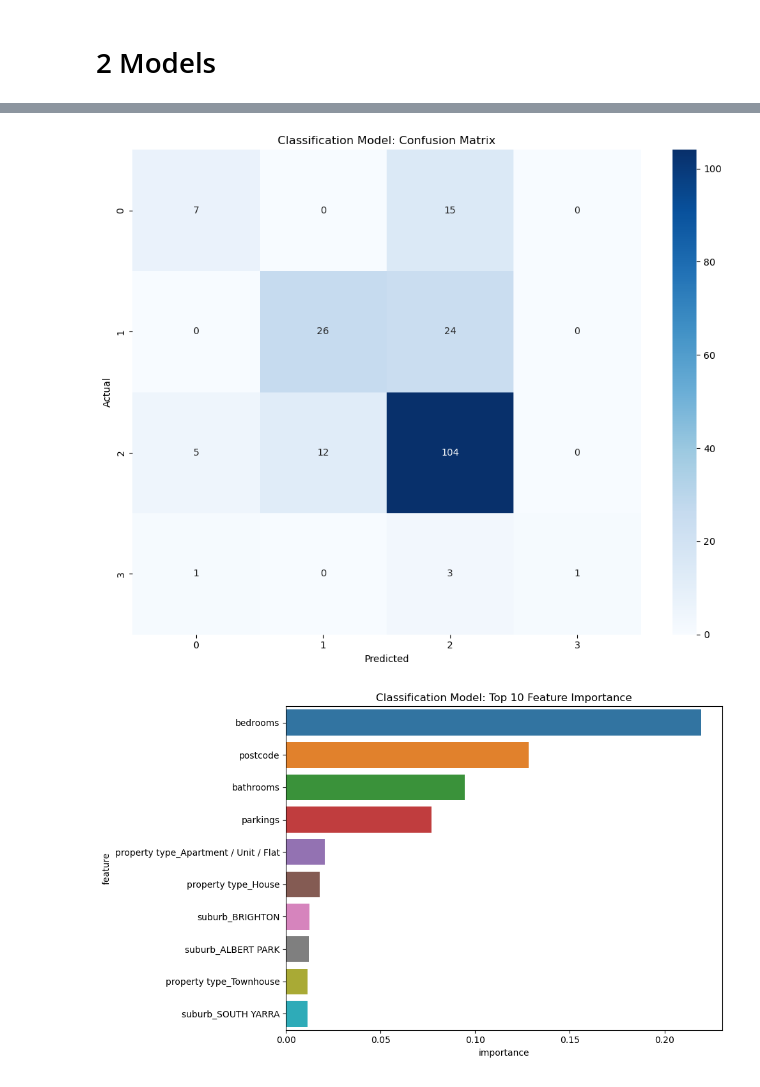
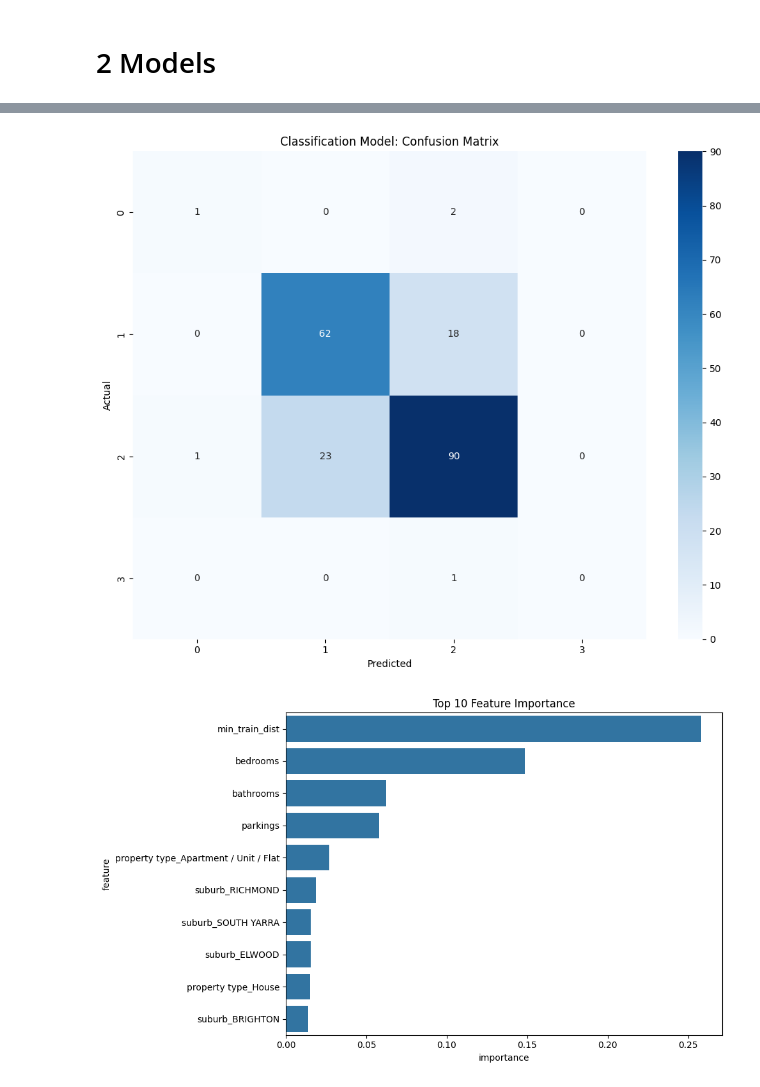
Before and after one commit to MAST30034-AppliedDataScience/project-2-group-real-estate-industry-project-27, a Jupyter notebook: notebooks/build 2 models.ipynb, the cells around one changed output, grey strips where cells are left out. Saved outputs shown, nothing was run; the diff lists cells and outputs as text; code cells hidden in the pictures.

Commit message:
update models for feature importance

```diff
--- a/notebooks/build 2 models.ipynb
+++ b/notebooks/build 2 models.ipynb
@@ -37,19 +38,20 @@ from sklearn.ensemble import RandomForestClassifier
 from sklearn.metrics import mean_squared_error, r2_score, confusion_matrix, classification_report
 
 # Load the data
-data = pd.read_csv('properties.csv')
+data = pd.read_csv('../data/curated/preprocessed properties.csv')
 
 # Clean and preprocess the data
 data['price'] = data['price (AUD per week)']
+data['log_rental_price'] = np.log(data['price'])
 data['bedrooms'] = data['bedrooms'].fillna(0)
 
 # Create price categories for classification
-data['price_category'] = pd.cut(data['price'], bins=[0, 500, 1000, 1500, np.inf],
+data['price_category'] = pd.cut(data['price per bedroom'], bins=[0, 300, 600, 900, np.inf],
                                 labels=['Low', 'Medium', 'High', 'Very High'])
 
 # Split features and target
-X = data[['bedrooms', 'bathrooms', 'parkings', 'property type', 'suburb', 'postcode']]
-y_regression = data['price']
+X = data[['bedrooms', 'bathrooms', 'parkings', 'property type', 'suburb', 'min_train_dist']]
+y_regression = data['log_rental_price']
 y_classification = data['price_category']
 
 # Split the data
@@ -57,7 +59,7 @@ X_train, X_test, y_reg_train, y_reg_test, y_class_train, y_class_test = train_te
     X, y_regression, y_classification, test_size=0.2, random_state=42)
 
 # Create preprocessor
-numeric_features = ['bedrooms', 'bathrooms', 'parkings', 'postcode']
+numeric_features = ['bedrooms', 'bathrooms', 'parkings', 'min_train_dist']
 categorical_features = ['property type', 'suburb']
 
 preprocessor = ColumnTransformer(
@@ -127,7 +129,7 @@ feature_importance_df = feature_importance_df.sort_values('importance', ascendin
 
 plt.figure(figsize=(10, 6))
 sns.barplot(x='importance', y='feature', data=feature_importance_df)
-plt.title('Classification Model: Top 10 Feature Importance')
+plt.title('Top 10 Feature Importance')
 plt.tight_layout()
 plt.show()
 
@@ -146,3 +148,3 @@ print(classification_report(y_class_test, y_class_pred))
-[figure, old version]
+[figure, new version]
-[figure, old version]
+[figure, new version]
 Regression Model Performance:
```
Also changed, not shown: parts of 3 cells of this notebook, 1 other file.
